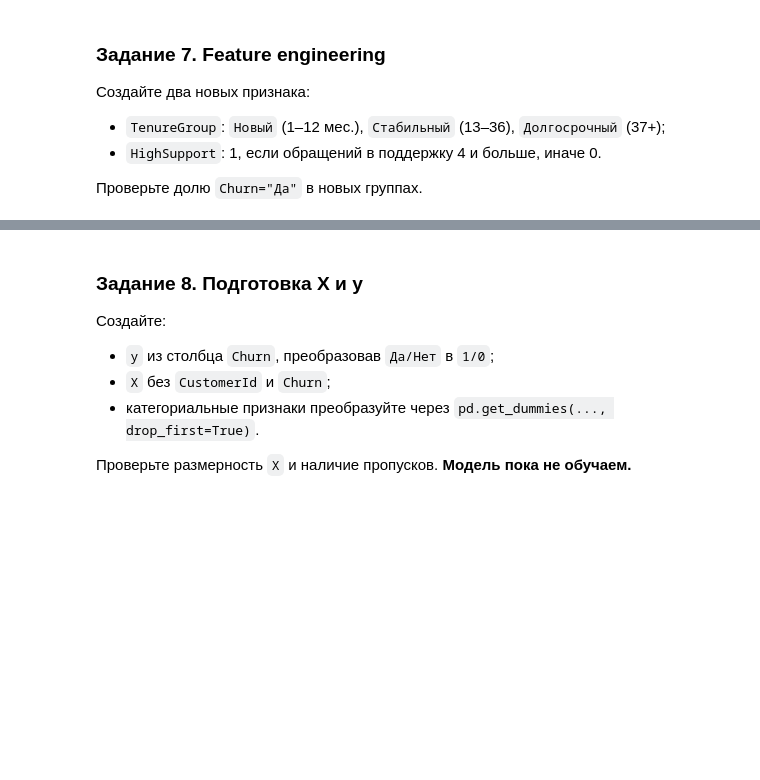
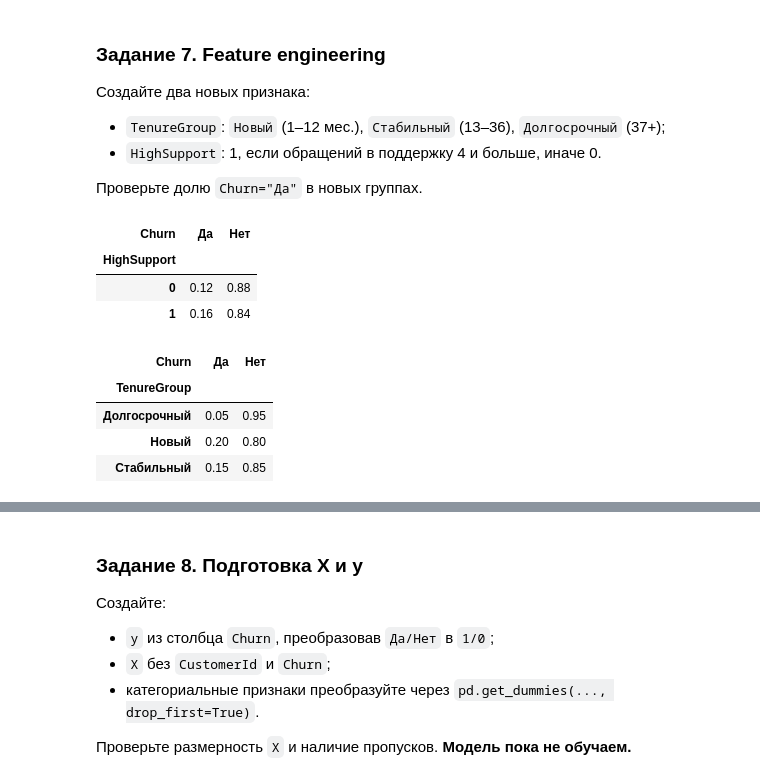
Before and after one commit to PurpleSwtr/asu-ai-environment, a Jupyter notebook: labs/lab1/lab1.ipynb, the cells around one changed output, grey strips where cells are left out. Saved outputs shown, nothing was run; the diff lists cells and outputs as text; code cells hidden in the pictures; blank space fills up the shorter version.

```diff
--- a/labs/lab1/lab1.ipynb
+++ b/labs/lab1/lab1.ipynb
@@ -375,4 +434,28 @@ plt.boxplot(clean_df["MonthlySpend"])
 
 Проверьте долю `Churn="Да"` в новых группах.
 # %%
-# Ваш код
+# Супер странный и непонятный способ это сделать, но вроде работает
+clean_df['TenureGroup'] = np.select(
+    [
+        (clean_df['ContractMonths'] <= 12),
+        (clean_df['ContractMonths'] <= 36)
+    ],
+    ['Новый', 'Стабильный'],
+    default='Долгосрочный'
+)
+clean_df['HighSupport'] = (clean_df['SupportCalls'] >= 4).astype(int)
+# %%
+pd.crosstab(clean_df['HighSupport'], clean_df['Churn'], normalize='index')
+# %% [output]
+| Churn | Да | Нет |
+| HighSupport |  |  |
+| 0 | 0.12 | 0.88 |
+| 1 | 0.16 | 0.84 |
+# %%
+pd.crosstab(clean_df['TenureGroup'], clean_df['Churn'], normalize='index')
+# %% [output]
+| Churn | Да | Нет |
+| TenureGroup |  |  |
+| Долгосрочный | 0.05 | 0.95 |
+| Новый | 0.20 | 0.80 |
+| Стабильный | 0.15 | 0.85 |
```
Also changed, not shown: parts of 10 cells of this notebook.
